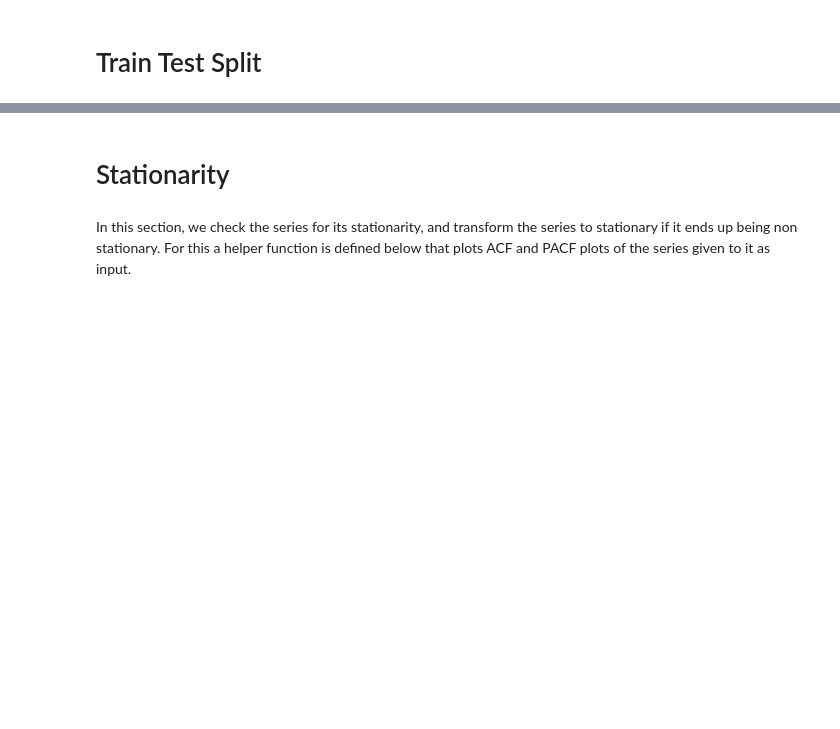
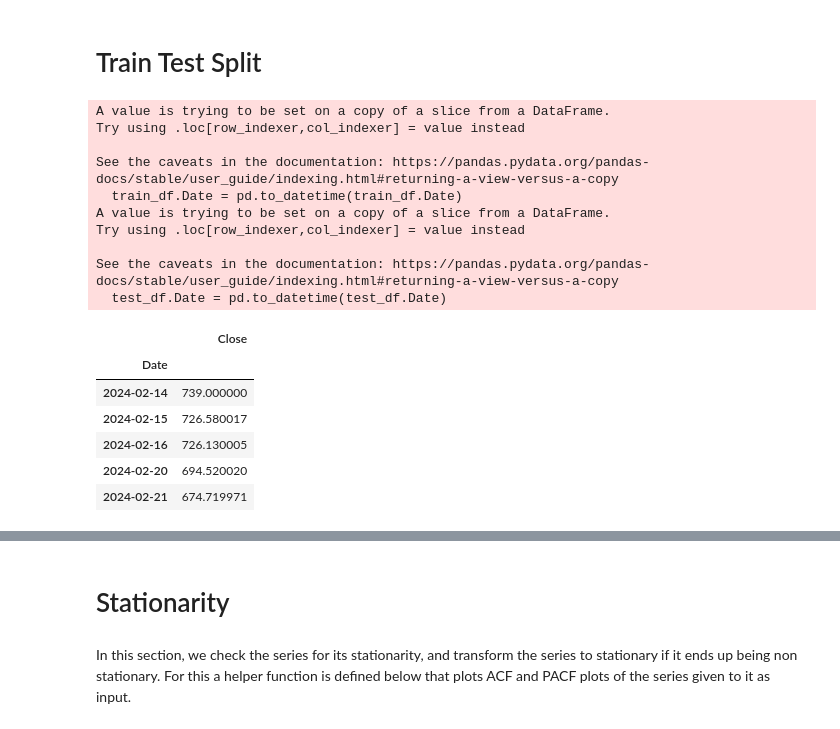
Before and after one commit to maestria-ds-eafit/estadistica-avanzada, a Jupyter notebook: ARMA Model for NVDA Price.ipynb, the cells around one changed output, grey strips where cells are left out. Drawn from its saved outputs; the diff is of its cells as text; code cells hidden in the pictures; blank space fills up the shorter version.

```diff
--- a/ARMA Model for NVDA Price.ipynb
+++ b/ARMA Model for NVDA Price.ipynb
@@ -38,0 +51,29 @@ test_df = data.loc["2019-01-01":]
+# %%
+test_size = 15
+data_backup_length = len(data_backup)
+# %%
+train_df = data_backup.iloc[: data_backup_length - test_size - 1]
+test_df = data_backup.iloc[(data_backup_length - test_size) :]
+train_df.Date = pd.to_datetime(train_df.Date)
+test_df.Date = pd.to_datetime(test_df.Date)
+train_df.set_index("Date", inplace=True)
+test_df.set_index("Date", inplace=True)
+display(train_df.tail())
+# %% [output]
+A value is trying to be set on a copy of a slice from a DataFrame.
+Try using .loc[row_indexer,col_indexer] = value instead
+
+See the caveats in the documentation: https://pandas.pydata.org/pandas-docs/stable/user_guide/indexing.html#returning-a-view-versus-a-copy
+  train_df.Date = pd.to_datetime(train_df.Date)
+A value is trying to be set on a copy of a slice from a DataFrame.
+Try using .loc[row_indexer,col_indexer] = value instead
+
+See the caveats in the documentation: https://pandas.pydata.org/pandas-docs/stable/user_guide/indexing.html#returning-a-view-versus-a-copy
+  test_df.Date = pd.to_datetime(test_df.Date)
+|  | Close |
+| Date |  |
+| 2024-02-14 | 739.000000 |
+| 2024-02-15 | 726.580017 |
+| 2024-02-16 | 726.130005 |
+| 2024-02-20 | 694.520020 |
+| 2024-02-21 | 674.719971 |
```
Also changed, not shown: parts of 13 cells of this notebook, 2 other files.
